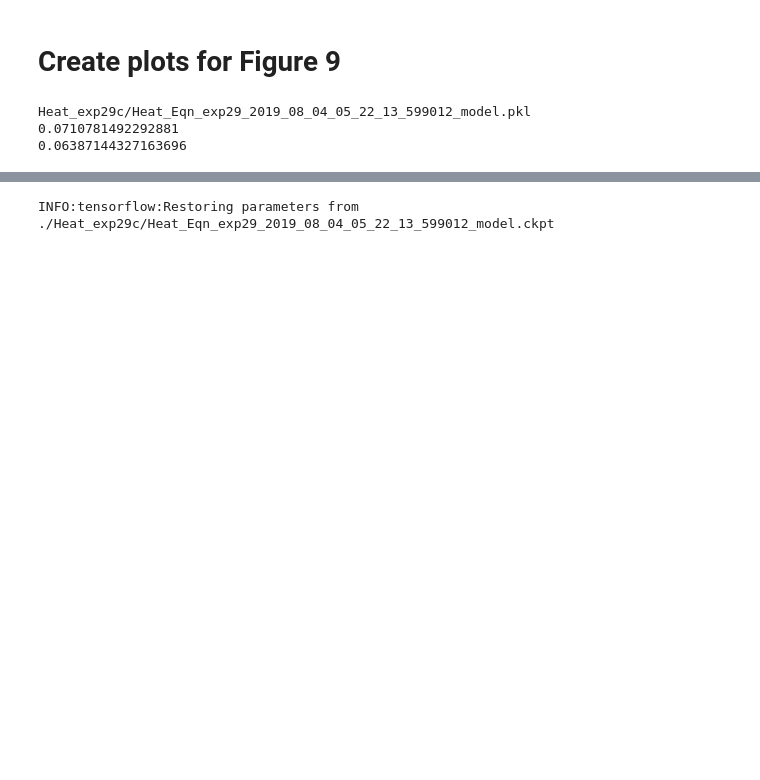
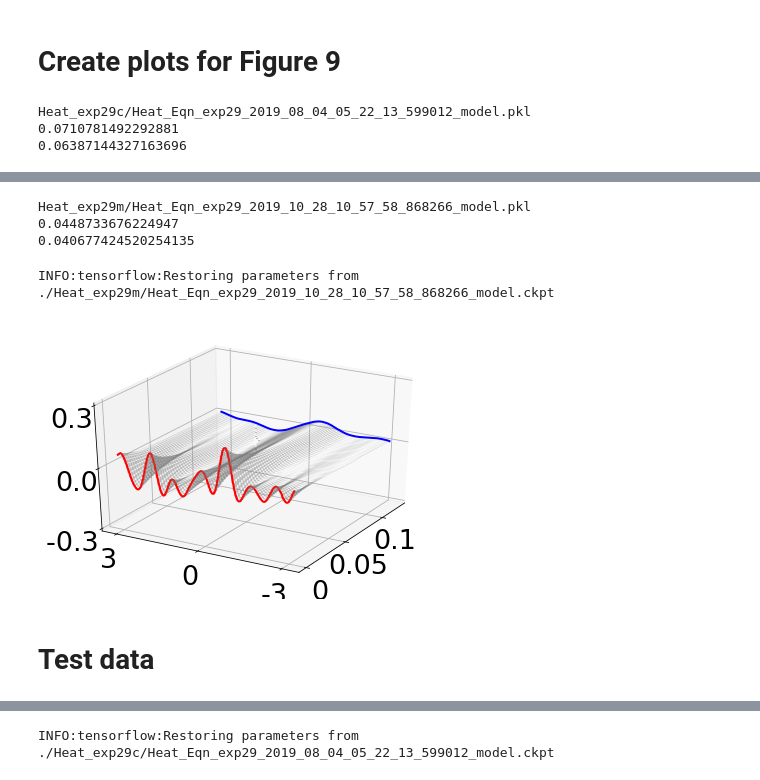
Before and after one commit to CraigGin/PDEKoopman, a Jupyter notebook: Figure9.ipynb, the cells around one changed output, grey strips where cells are left out. Drawn from its saved outputs; the diff is of its cells as text; code cells hidden in the pictures; blank space fills up the shorter version.

```diff
--- a/Figure9.ipynb
+++ b/Figure9.ipynb
@@ -60,0 +189,78 @@ Heat_exp29c/Heat_Eqn_exp29_2019_08_04_05_22_13_599012_model.pkl
+# %%
+# Nonlinear Network
+folder_name = 'Heat_exp29m/'
+
+def BestErrorFile(folder_name):
+
+    filename_best = ''
+    best_error = 10**6
+
+    current_dir = os.getcwd()
+    os.chdir("./" + folder_name)
+    for file in glob.glob("*.pkl"):
+        with open(file, 'rb') as f:
+            params = pickle.load(f)
+            if not math.isnan(params['minRegTest']):
+                if params['minRegTest'] < best_error:
+                    filename_best = file
+                    best_error = params['minRegTest']
+    os.chdir(current_dir)
+
+    return filename_best
+
+pkl_file = folder_name + BestErrorFile(folder_name)
+
+with open(pkl_file, 'rb') as f:
+     params = pickle.load(f)
+
+params['model_restore_path'] = params['model_path']
+print(pkl_file)
+print(params['minTest'])
+print(params['minTrain'])
+# %% [output]
+Heat_exp29m/Heat_Eqn_exp29_2019_10_28_10_57_58_868266_model.pkl
+0.0448733676224947
+0.040677424520254135
+# %%
+# Get all the needed things from the network
+tf.reset_default_graph()
+
+with tf.Session() as sess:
+    saver = tf.train.import_meta_graph(params['model_path']+'.meta')
+    saver.restore(sess, params['model_path'])
+
+    # Prediction
+    beg = 2*max_shifts_to_stack+3
+    end = beg + params['num_shifts']
+    tensor_list = ["decoder_outer/outputs:0"]
+    for k in np.arange(beg,end):
+        tensor_list.append("decoder_outer_"+str(k)+"/outputs:0")
+
+    train_outputs = sess.run(tensor_list, feed_dict={"x:0": data_train_tensor})
+
+train_outputs = np.asarray(train_outputs)
+# %% [output]
+INFO:tensorflow:Restoring parameters from ./Heat_exp29m/Heat_Eqn_exp29_2019_10_28_10_57_58_868266_model.ckpt
+# %%
+# Nonlinear Network
+
+nonlinear_network = train_outputs[:,ind,:]
+
+fig = plt.figure()
+ax = fig.add_subplot(111, projection='3d')
+waterfall_plot(fig,ax,T,X,np.transpose(nonlinear_network),time_in=0,time_out=params['num_shifts'],linewidth=2,alpha=.5)
+ax.plot(T[:,0],X[:,0], nonlinear_network[0,:],'-r',linewidth=2)
+ax.plot(T[:,-1],X[:,-1], nonlinear_network[-1,:],'-b',linewidth=2)
+ax.view_init(elev=30, azim=210)
+plt.xticks(np.arange(0,0.15,0.05), ['0','0.05','0.1'],fontsize=27)
+plt.yticks(np.arange(-3,6,3), ['-3','0','3'],fontsize=27)
+ax.set_zlim3d(-0.3, 0.3)
+ax.set_zticks([-0.3 , 0, 0.3])
+ax.set_zticklabels(['-0.3  ','0.0','0.3'])
+ax.zaxis.set_tick_params(labelsize=27)
+plt.tight_layout()
+plt.show()
+# %% [output]
+[figure, added]
+# %% [markdown]
+# Test data
```
Also changed, not shown: parts of 11 cells of this notebook, 2 other files.
